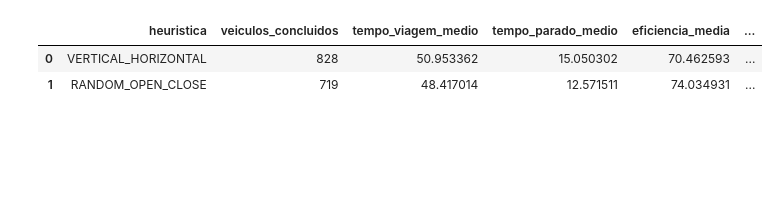
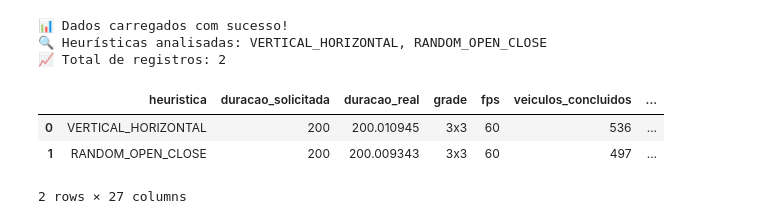
Before and after one commit to vitordiricio/pgc-ufabc, a Jupyter notebook: estudos.ipynb, the cells around one changed output. Saved outputs shown, nothing was run; the diff lists cells and outputs as text; code cells hidden in the pictures; blank space fills up the shorter version.

Commit message:
analisando melhor as novas métricas

```diff
--- a/estudos.ipynb
+++ b/estudos.ipynb
@@ -16,30 +139,73 @@ sns.set_palette("husl")
 # %%
 # Carrega os relatórios
 def carregar_relatorios():
     relatorios = []
     arquivos = [
-        "relatorios/relatorio_vertical_horizontal_20250930_213119.json",
-        "relatorios/relatorio_random_open_close_20250930_213923.json"
+        "relatorios/relatorio_vertical_horizontal_20251007_225024.json",
+        "relatorios/relatorio_random_open_close_20251007_225444.json"
     ]
 
     for arquivo in arquivos:
         with open(arquivo, 'r', encoding='utf-8') as f:
             data = json.load(f)
             relatorio = {
+                # Informações da simulação
                 'heuristica': data['simulacao']['heuristica'],
+                'duracao_solicitada': data['simulacao']['duracao_solicitada'],
+                'duracao_real': data['simulacao']['duracao_real'],
+                'grade': data['simulacao']['grade'],
+                'fps': data['simulacao']['fps'],
+
+                # Métricas básicas
                 'veiculos_concluidos': data['metricas']['veiculos_concluidos'],
                 'tempo_viagem_medio': data['metricas']['tempo_viagem_medio'],
                 'tempo_parado_medio': data['metricas']['tempo_parado_medio'],
                 'eficiencia_media': data['metricas']['eficiencia_media'],
-                'score_heuristica': data['metricas']['score_heuristica']
+                'score_heuristica': data['metricas']['score_heuristica'],
+
+                # Métricas de velocidade
+                'velocidade_media_global_px_s': data['metricas']['velocidade_media_global_px_s'],
+                'velocidade_media_ativa': data['metricas']['velocidade_media_ativa'],
+
+                # Métricas de paradas e congestionamento
+                'paradas_media_por_veiculo': data['metricas']['paradas_media_por_veiculo'],
+                'veiculos_aguardando_instante': data['metricas']['veiculos_aguardando_instante'],
+                'maior_fila_cruzamento_atual': data['metricas']['maior_fila_cruzamento_atual'],
+
+                # Percentis de tempo de viagem
+                'tempo_viagem_p50': data['metricas']['tempo_viagem_p50'],
+                'tempo_viagem_p95': data['metricas']['tempo_viagem_p95'],
+
+                # Throughput
+                'throughput_por_minuto': data['metricas']['throughput_por_minuto'],
+
+                # Métricas de backlog
+                'backlog_total_atual': data['metricas']['backlog_total_atual'],
+                'backlog_max_total': data['metricas']['backlog_max_total'],
+                'backlog_gerado_total': data['metricas']['backlog_gerado_total'],
+                'backlog_despachado_total': data['metricas']['backlog_despachado_total'],
+                'backlog_medio': data['metricas']['backlog_medio'],
+
+                # Configuração
+                'taxa_geracao': data['configuracao']['taxa_geracao'],
+                'velocidade_max': data['configuracao']['velocidade_max'],
+                'fps_simulacao': data['configuracao']['fps_simulacao'],
+                'intervalo_metricas': data['configuracao']['intervalo_metricas']
             }
             relatorios.append(relatorio)
 
     return pd.DataFrame(relatorios)
 
 df = carregar_relatorios()
+print("📊 Dados carregados com sucesso!")
+print(f"🔍 Heurísticas analisadas: {', '.join(df['heuristica'].tolist())}")
+print(f"📈 Total de registros: {len(df)}")
 df
 # %% [output]
+📊 Dados carregados com sucesso!
+🔍 Heurísticas analisadas: VERTICAL_HORIZONTAL, RANDOM_OPEN_CLOSE
+📈 Total de registros: 2
-|  | heuristica | veiculos_concluidos | tempo_viagem_medio | tempo_parado_medio | eficiencia_media | ... |
-| 0 | VERTICAL_HORIZONTAL | 828 | 50.953362 | 15.050302 | 70.462593 | ... |
-| 1 | RANDOM_OPEN_CLOSE | 719 | 48.417014 | 12.571511 | 74.034931 | ... |
+|  | heuristica | duracao_solicitada | duracao_real | grade | fps | veiculos_concluidos | ... |
+| 0 | VERTICAL_HORIZONTAL | 200 | 200.010945 | 3x3 | 60 | 536 | ... |
+| 1 | RANDOM_OPEN_CLOSE | 200 | 200.009343 | 3x3 | 60 | 497 | ... |
+2 rows × 27 columns
```
Also changed, not shown: parts of 5 cells of this notebook.
